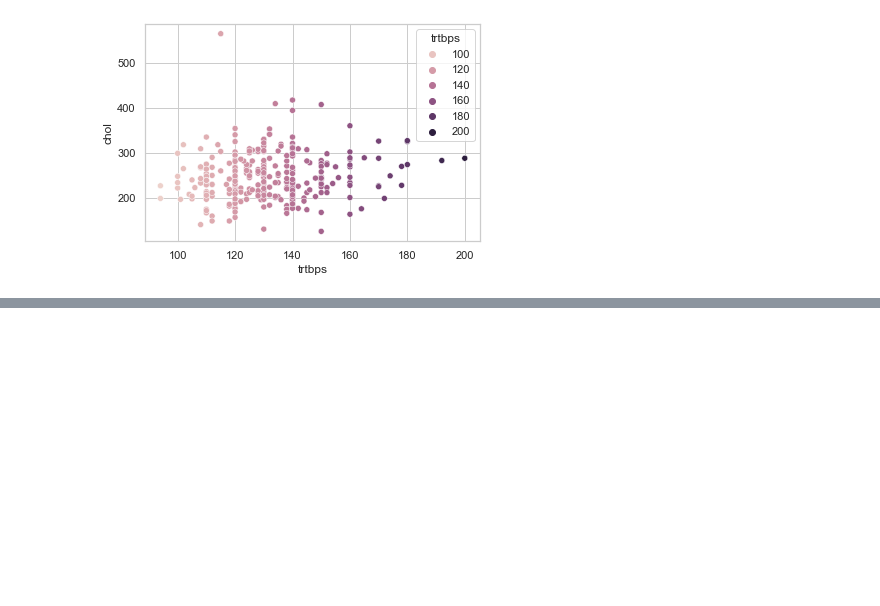
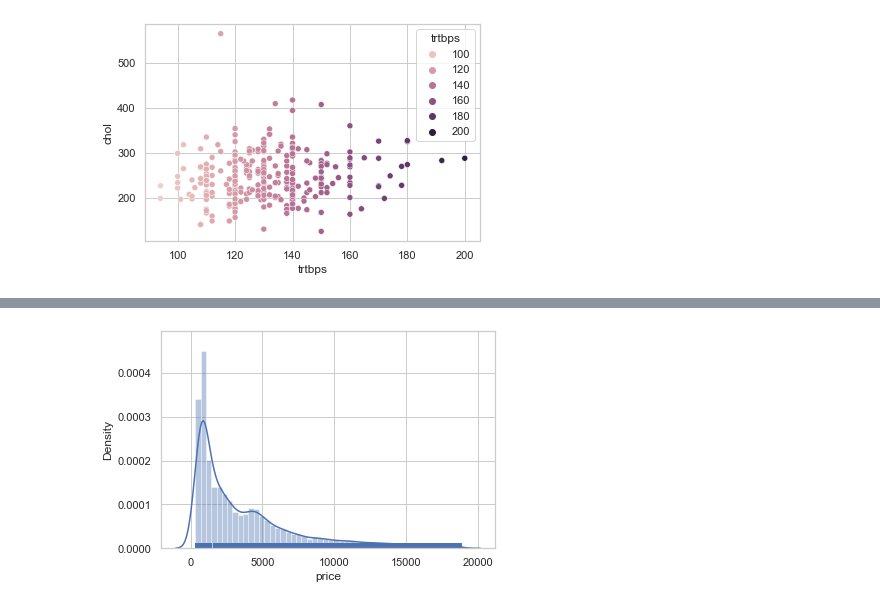
Before and after one commit to hrithikmallick/Basic_DataScience_learing, a Jupyter notebook: SeaBorn/firstSeaVisual.ipynb, the cells around one changed output, grey strips where cells are left out. Drawn from its saved outputs; the diff is of its cells as text; code cells hidden in the pictures; blank space fills up the shorter version.

Commit message:
Update seaborn file

```diff
--- a/SeaBorn/firstSeaVisual.ipynb
+++ b/SeaBorn/firstSeaVisual.ipynb
@@ -144,0 +143,7 @@ plt.show()
+# %%
+#seaborn HIStogram/Distplot
+#Its is used best for numercial columns
+
+#add dimond dataset
+diamondData=pd.read_csv("diamonds.csv")
+diamondData.head(6)
@@ -144,0 +158,7 @@ plt.show()
+# %%
+
+# IT will be remove in futere so new versions are kdeplot and rugplot
+sns.distplot(diamondData["price"],rug=True)
+plt.show()
+# %% [output]
+[figure, added]
```
Also changed, not shown: parts of 24 cells of this notebook, 1 other file.
